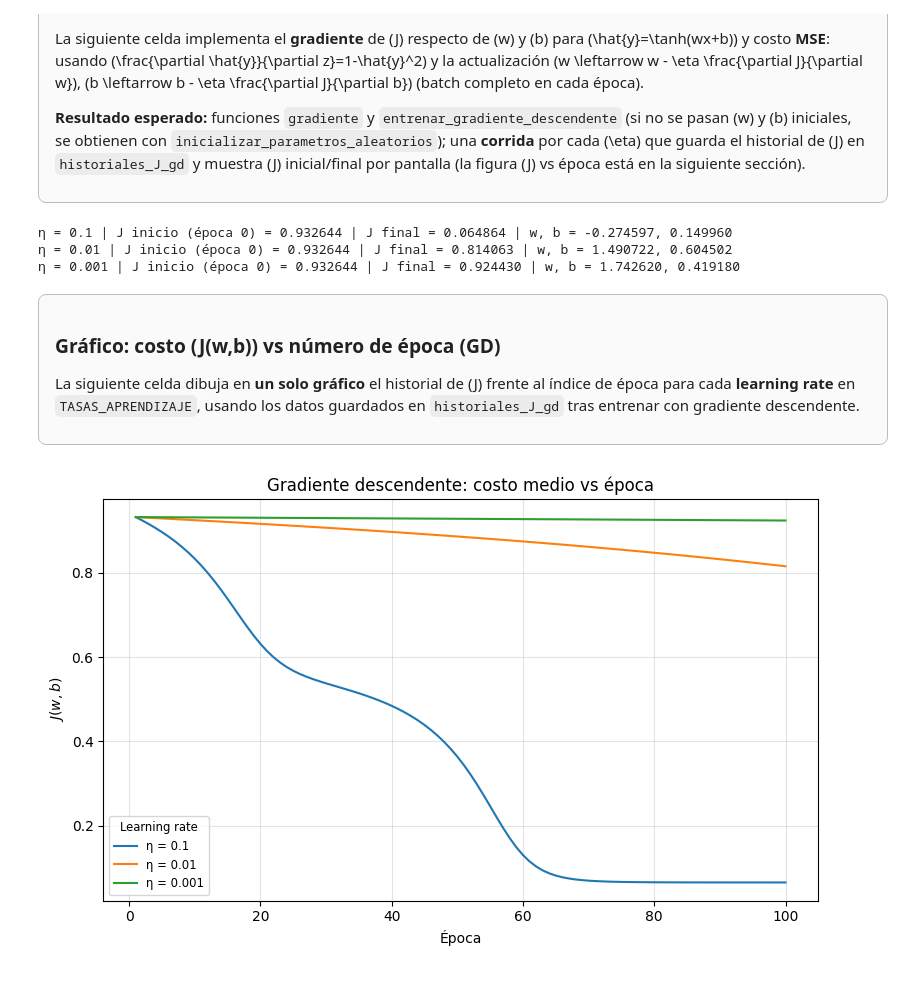
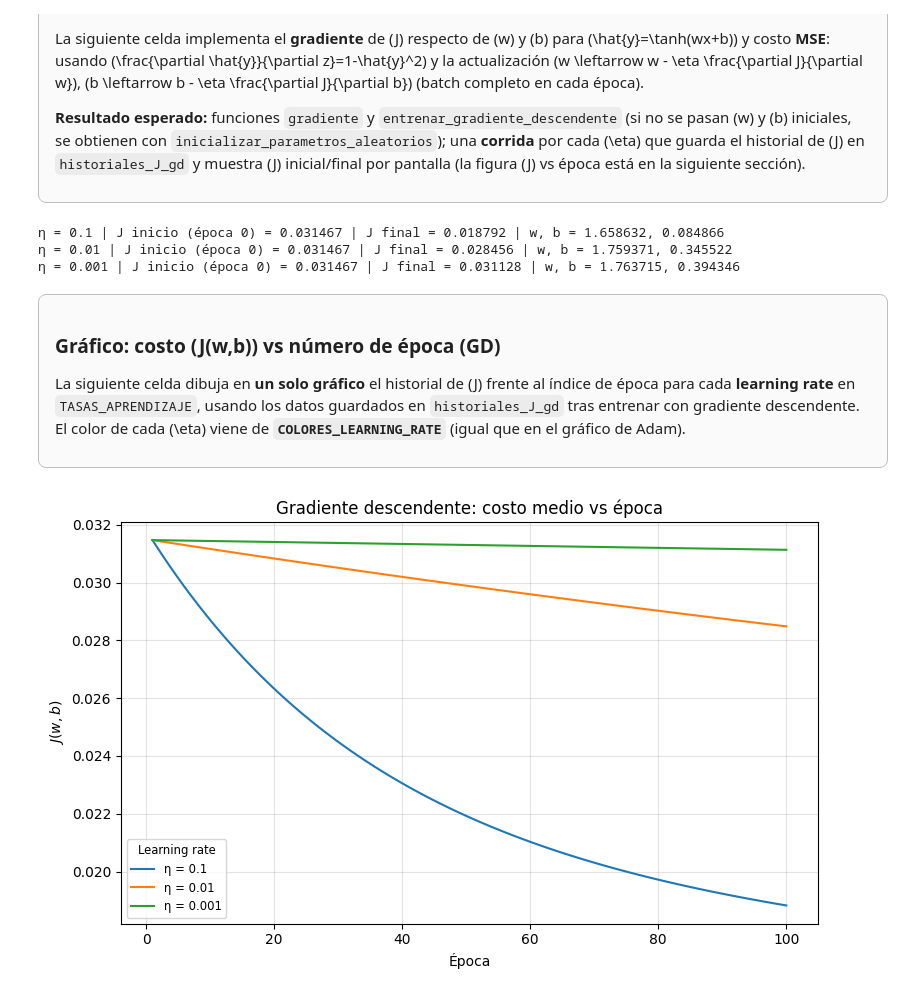
Before and after one commit to marcehluna/DVxC---Aprendizaje-Profundo---TP1, a Jupyter notebook: Luna-Marcelo-DL-TP1-Co24.ipynb, the cells around one changed output. Cells and saved outputs as stored; diff of their text form; code cells hidden in the pictures.

Commit message:
Implementados los tres algoritmos con sus graficos para cada learning rate

```diff
--- a/Luna-Marcelo-DL-TP1-Co24.ipynb
+++ b/Luna-Marcelo-DL-TP1-Co24.ipynb
@@ -43,0 +40,28 @@ Matplotlib: 3.10.0
+# %%
+# --- Parámetros del muestreo en x (consigna: n >= 200, linspace en rango simétrico) ---
+n = 250
+ini, fin = -4.0, 4.0
+_x = np.linspace(ini, fin, n)
+
+# --- Señal determinista: parte dominante "tipo sigmoide" + oscilación pequeña ---
+# La tangente hiperbólica tanh(k*x) es acotada y en forma de S (misma familia de no linealidad
+# que una sigmoide logística, adecuada como término principal suave).
+A = 1.0
+k = 0.8  # pendiente de la S; valores ~0.5–1 mantienen la transición visible en [-4, 4]
+
+# Perturbación trigonométrica: |B| debe ser claramente menor que |A| para no dominar la forma.
+B = 0.2
+omega = 1.5  # frecuencia moderada (evita muchas oscilaciones en el intervalo)
+
+senal = A * np.tanh(k * _x) + B * np.sin(omega * _x)
+
+# --- Ruido aleatorio (np.random): ruido gaussiano i.i.d. centrado ---
+SEMILLA_RUIDO_DATASET = 42  # fija el ruido entre ejecuciones; cambiar para otra realización
+np.random.seed(SEMILLA_RUIDO_DATASET)
+sigma = 0.05  # desviación típica del ruido (orden 0.02–0.08 suele ser razonable)
+ruido = sigma * np.random.randn(n)
+
+_y = senal + ruido
+
+print(f"n = {n}, x en [{ini}, {fin}], forma _x = {_x.shape}, forma _y = {_y.shape}")
+print(f"Rango aprox. de y: [{_y.min():.4f}, {_y.max():.4f}]")
@@ -68,3 +101,6 @@ Semilla para w0, b0: 0
+# %%
+# Misma correspondencia η → color en todos los gráficos (GD, Adam, etc.)
+COLORES_LEARNING_RATE = dict(zip(TASAS_APRENDIZAJE, ("C0", "C1", "C2")))
 # %% [markdown]
 <div data-caja-markdown="1" style="border: 1px solid #bdbdbd; border-radius: 8px; padding: 14px 16px; margin: 8px 0; background-color: #fafafa;">
 
@@ -115,11 +151,6 @@ def coste_parametros(x: np.ndarray, y: np.ndarray, w: float, b: float) -> float:
 def inicializar_parametros_aleatorios() -> tuple[float, float]:
     """Inicializa w y b con distribución normal estándar (consigna: np.random.randn())."""
     return float(np.random.randn()), float(np.random.randn())
-
-
-# Datos de juguete para pruebas y entrenamientos de ejemplo (mismo conjunto en todo el notebook)
-_x = np.array([-1.0, 0.0, 1.0])
-_y = np.array([0.2, 0.5, -0.3])
 # %% [markdown]
 <div data-caja-markdown="1" style="border: 1px solid #bdbdbd; border-radius: 8px; padding: 14px 16px; margin: 8px 0; background-color: #fafafa;">
 
@@ -230,34 +293,39 @@ for _eta in TASAS_APRENDIZAJE:
     _J_fin = coste_parametros(_x, _y, _final_w, _final_b)
     print(f"η = {_eta:g} | J inicio (época 0) = {_hist[0]:.6f} | J final = {_J_fin:.6f} | w, b = {_final_w:.6f}, {_final_b:.6f}")
 # %% [output]
-η = 0.1 | J inicio (época 0) = 0.932644 | J final = 0.064864 | w, b = -0.274597, 0.149960
-η = 0.01 | J inicio (época 0) = 0.932644 | J final = 0.814063 | w, b = 1.490722, 0.604502
-η = 0.001 | J inicio (época 0) = 0.932644 | J final = 0.924430 | w, b = 1.742620, 0.419180
+η = 0.1 | J inicio (época 0) = 0.031467 | J final = 0.018792 | w, b = 1.658632, 0.084866
+η = 0.01 | J inicio (época 0) = 0.031467 | J final = 0.028456 | w, b = 1.759371, 0.345522
+η = 0.001 | J inicio (época 0) = 0.031467 | J final = 0.031128 | w, b = 1.763715, 0.394346
 # %% [markdown]
 <div data-caja-markdown="1" style="border: 1px solid #bdbdbd; border-radius: 8px; padding: 14px 16px; margin: 8px 0; background-color: #fafafa;">
 
 ### Gráfico: costo \(J(w,b)\) vs número de época (GD)
 
-La siguiente celda dibuja en **un solo gráfico** el historial de \(J\) frente al índice de época para cada **learning rate** en `TASAS_APRENDIZAJE`, usando los datos guardados en `historiales_J_gd` tras entrenar con gradiente descendente.
+La siguiente celda dibuja en **un solo gráfico** el historial de \(J\) frente al índice de época para cada **learning rate** en `TASAS_APRENDIZAJE`, usando los datos guardados en `historiales_J_gd` tras entrenar con gradiente descendente. El color de cada \(\eta\) viene de **`COLORES_LEARNING_RATE`** (igual que en el gráfico de Adam).
 
 </div>
 # %%
 # Si aparece "plt is not defined", ejecutar antes la celda de imports (numpy + matplotlib).
 import matplotlib.pyplot as plt
 import numpy as np
 
 epocas_eje = np.arange(1, EPOCAS_COMPARATIVA + 1)
 
 plt.figure(figsize=(8, 5))
 for _eta in TASAS_APRENDIZAJE:
-    plt.plot(epocas_eje, historiales_J_gd[_eta], label=f"η = {_eta:g}")
+    plt.plot(
+        epocas_eje,
+        historiales_J_gd[_eta],
+        label=f"η = {_eta:g}",
+        color=COLORES_LEARNING_RATE[_eta],
+    )
 
 plt.xlabel("Época")
 plt.ylabel(r"$J(w,b)$")
 plt.title("Gradiente descendente: costo medio vs época")
 plt.legend(title="Learning rate", fontsize="small", title_fontsize="small")
 plt.grid(True, alpha=0.35)
 plt.tight_layout()
 plt.show()
 # %% [output]
-[figure, old version]
+[figure, new version]
```
Also changed, not shown: parts of 17 cells of this notebook, 1 other file.
